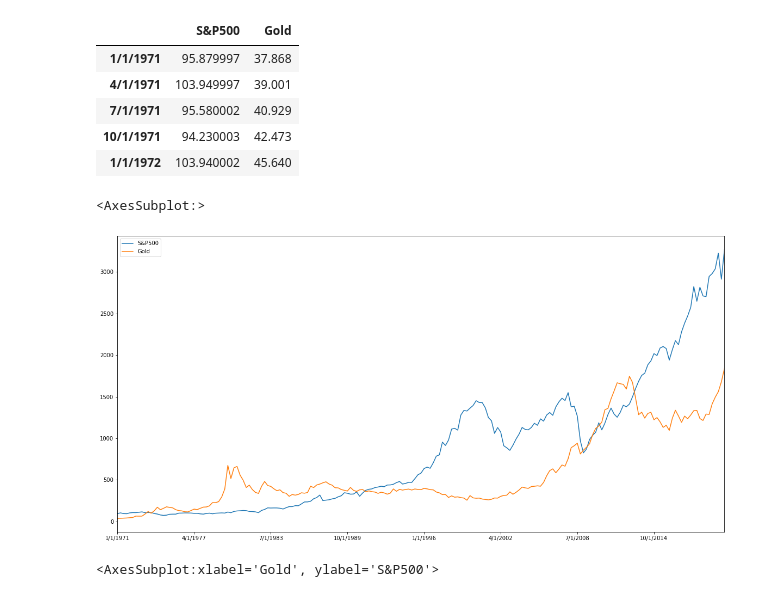
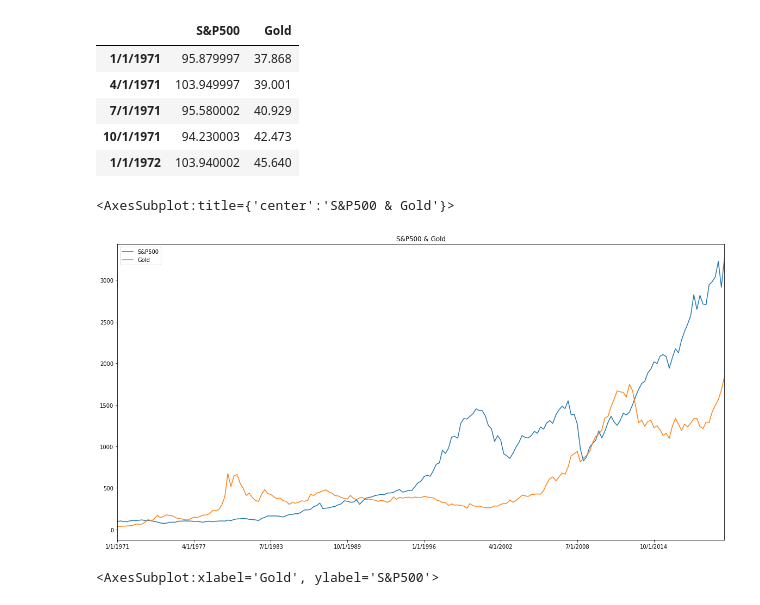
Before and after one commit to Dereksh/GDP-ETFs-and-a-Model-Portfolio, a Jupyter notebook: Main_GDP_vs_Indices.ipynb, the cells around one changed output. Cells and saved outputs as stored; diff of their text form; code cells hidden in the pictures.

```diff
--- a/Main_GDP_vs_Indices.ipynb
+++ b/Main_GDP_vs_Indices.ipynb
@@ -215,10 +215,10 @@ gold_sp500.head()
 | 10/1/1971 | 94.230003 | 42.473 |
 | 1/1/1972 | 103.940002 | 45.640 |
 # %%
-gold_sp500.plot(figsize=(20, 10))
+gold_sp500.plot(figsize=(20, 10), title="S&P500 & Gold")
 # %% [output]
-<AxesSubplot:>
+<AxesSubplot:title={'center':'S&P500 & Gold'}>
-[figure, old version]
+[figure, new version]
 # %%
 # Plot the relationship between the two variables
 gold_sp500.plot(kind='scatter', x='Gold', y='S&P500')
```
Also changed, not shown: parts of 22 cells of this notebook.
